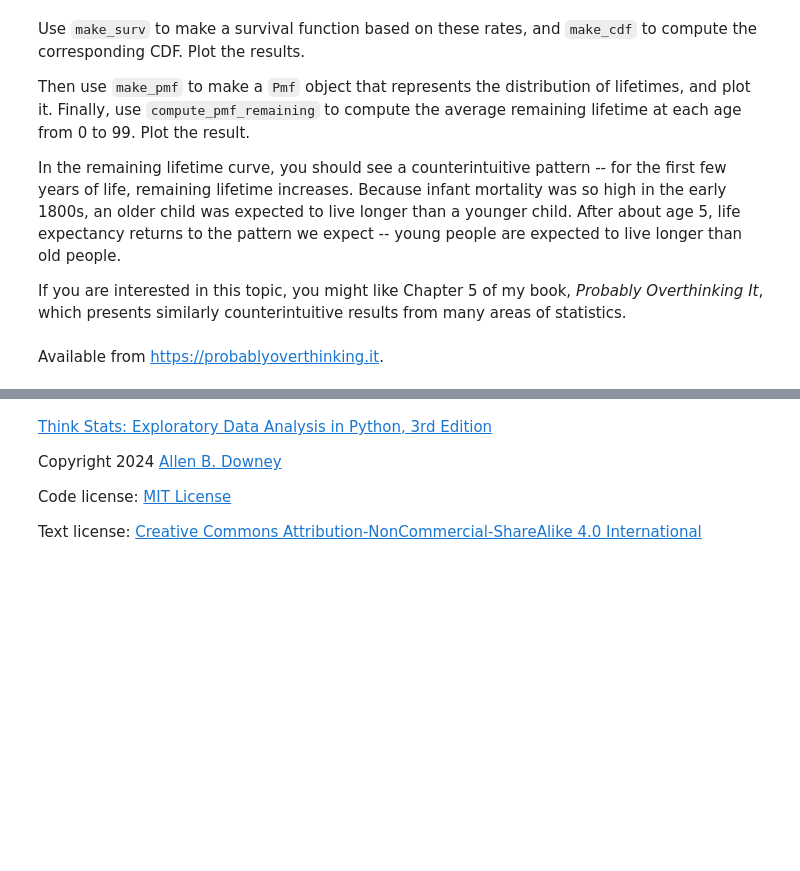
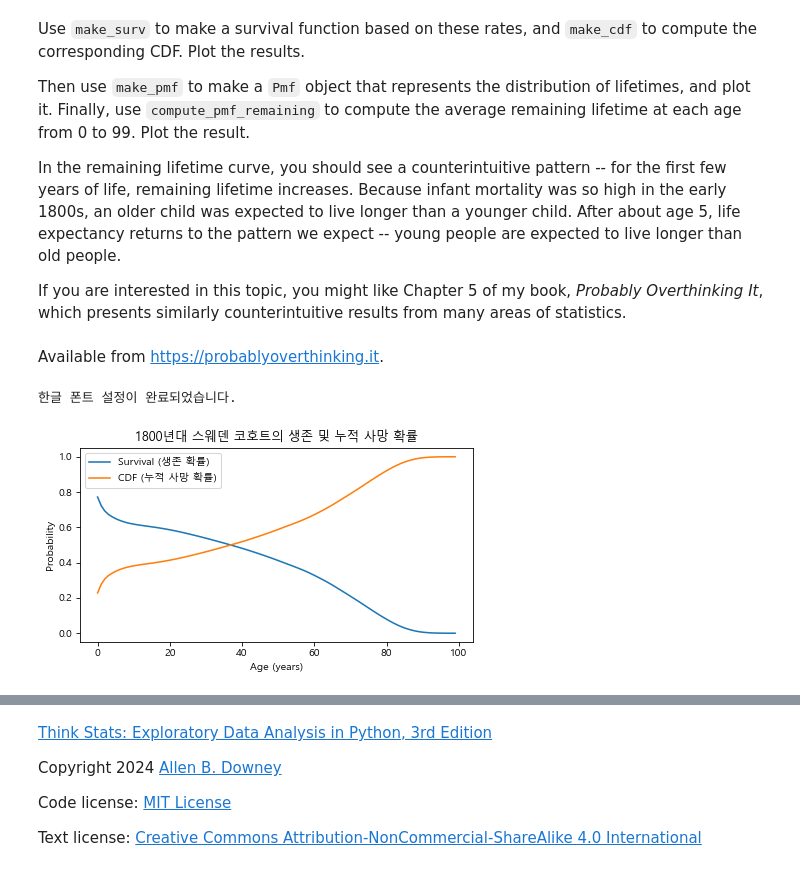
Before and after one commit to Malrangbbobbi/Think-Stats-Study, a Jupyter notebook: chap13.ipynb, the cells around one changed output, grey strips where cells are left out. Saved outputs shown, nothing was run; the diff lists cells and outputs as text; code cells hidden in the pictures; blank space fills up the shorter version.

```diff
--- a/chap13.ipynb
+++ b/chap13.ipynb
@@ -812,7 +1019,36 @@ After about age 5, life expectancy returns to the pattern we expect -- young peo
 If you are interested in this topic, you might like Chapter 5 of my book, *Probably Overthinking It*, which presents similarly counterintuitive results from many areas of statistics.
 # %% [markdown]
 Available from <https://probablyoverthinking.it>.
+# %%
+import matplotlib.pyplot as plt
+import platform
+
+# 운영체제에 맞는 한글 폰트 설정
+if platform.system() == 'Windows':
+    plt.rc('font', family='Malgun Gothic')
+elif platform.system() == 'Darwin': # Mac
+    plt.rc('font', family='AppleGothic')
+else:
+    plt.rc('font', family='NanumBarunGothic')
+
+# 마이너스 폰트 깨짐 방지
+plt.rc('axes', unicode_minus=False)
+
+print("한글 폰트 설정이 완료되었습니다.")
+# %% [output]
+한글 폰트 설정이 완료되었습니다.
 # %%
 # Solution goes here
+# 위험 함수 -> 생존 함수 및 CDF
+survival = hazard.make_surv()
+cdf = survival.make_cdf()
+
+survival.plot(label='Survival (생존 확률)')
+cdf.plot(label='CDF (누적 사망 확률)')
+decorate(xlabel="Age (years)",
+         ylabel="Probability",
+         title="1800년대 스웨덴 코호트의 생존 및 누적 사망 확률")
+# %% [output]
+[figure, added]
 # %%
 # Solution goes here
```
Also changed, not shown: parts of 65 cells of this notebook, 3 other files.
